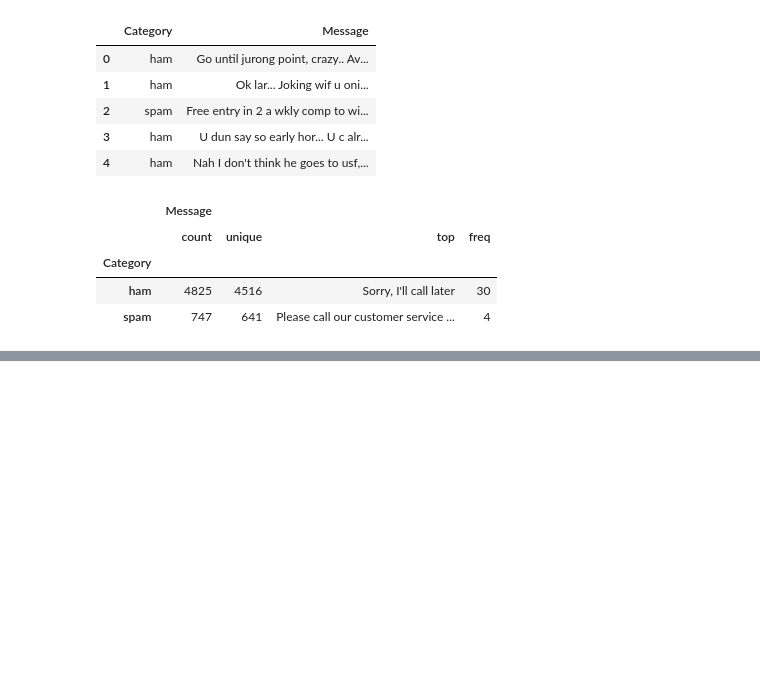
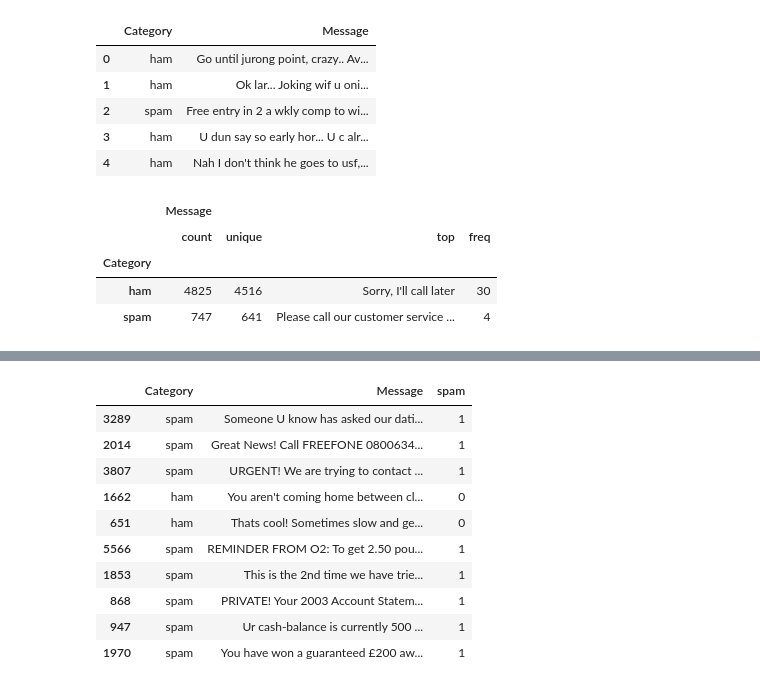
Before and after one commit to Nargesmohammadi/Bert-Mail-Classification, a Jupyter notebook: Bertemailclassification.ipynb, the cells around one changed output, grey strips where cells are left out. Cells and saved outputs as stored; diff of their text form; code cells hidden in the pictures; blank space fills up the shorter version.

Commit message:
creating and defining the dataframe

```diff
--- a/Bertemailclassification.ipynb
+++ b/Bertemailclassification.ipynb
@@ -25,0 +36,3 @@ df.groupby('Category').describe()
+# %%
+df_spam = df[df['Category']=='spam']
+df_spam.shape
@@ -25,0 +41,3 @@ df.groupby('Category').describe()
+# %%
+df_ham = df[df['Category']=='ham']
+df_ham.shape
@@ -25,0 +46,3 @@ df.groupby('Category').describe()
+# %%
+df_ham_downsmapled = df_ham.sample(df_spam.shape[0])
+df_ham_downsmapled.shape
@@ -25,0 +51,3 @@ df.groupby('Category').describe()
+# %%
+df_balanced = pd.concat([df_spam, df_ham_downsmapled])
+df_balanced.shape
@@ -25,0 +71,15 @@ df.groupby('Category').describe()
+# %%
+df_balanced['spam'] = df_balanced['Category'].apply(lambda x: 1 if x=='spam' else 0)
+df_balanced.sample(10)
+# %% [output]
+|  | Category | Message | spam |
+| 3289 | spam | Someone U know has asked our dati... | 1 |
+| 2014 | spam | Great News! Call FREEFONE 0800634... | 1 |
+| 3807 | spam | URGENT! We are trying to contact ... | 1 |
+| 1662 | ham | You aren't coming home between cl... | 0 |
+| 651 | ham | Thats cool! Sometimes slow and ge... | 0 |
+| 5566 | spam | REMINDER FROM O2: To get 2.50 pou... | 1 |
+| 1853 | spam | This is the 2nd time we have trie... | 1 |
+| 868 | spam | PRIVATE! Your 2003 Account Statem... | 1 |
+| 947 | spam | Ur cash-balance is currently 500 ... | 1 |
+| 1970 | spam | You have won a guaranteed £200 aw... | 1 |
```
Also changed, not shown: parts of 8 cells of this notebook.
